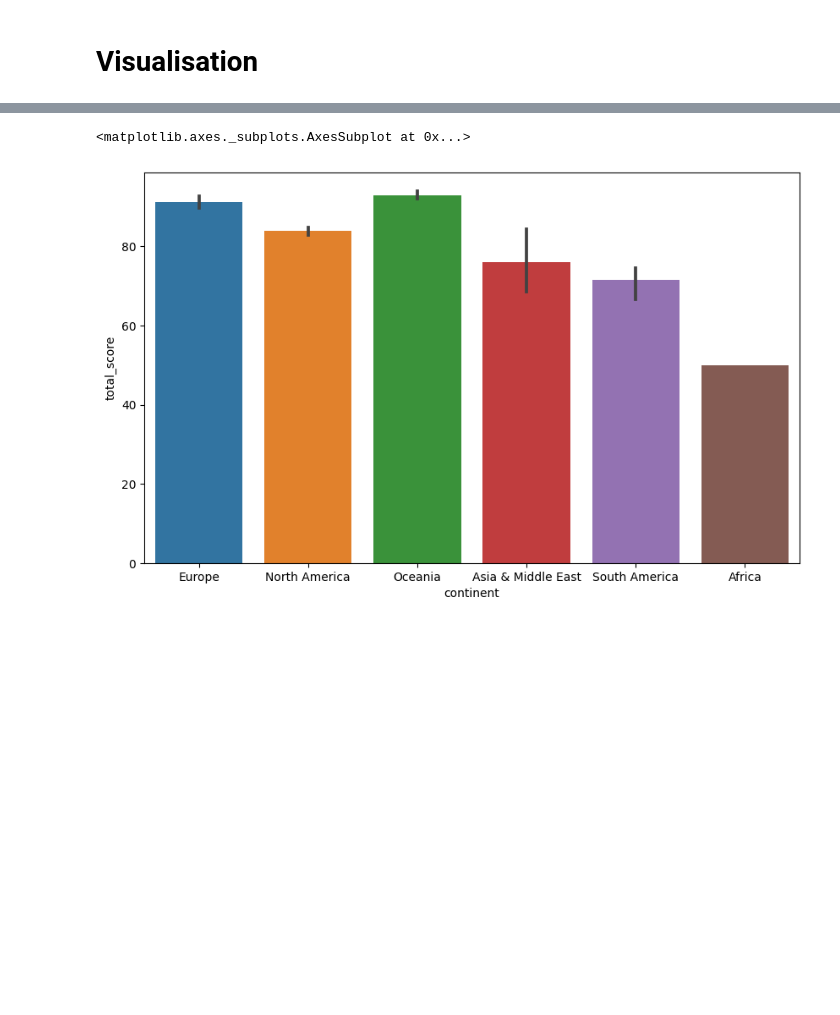
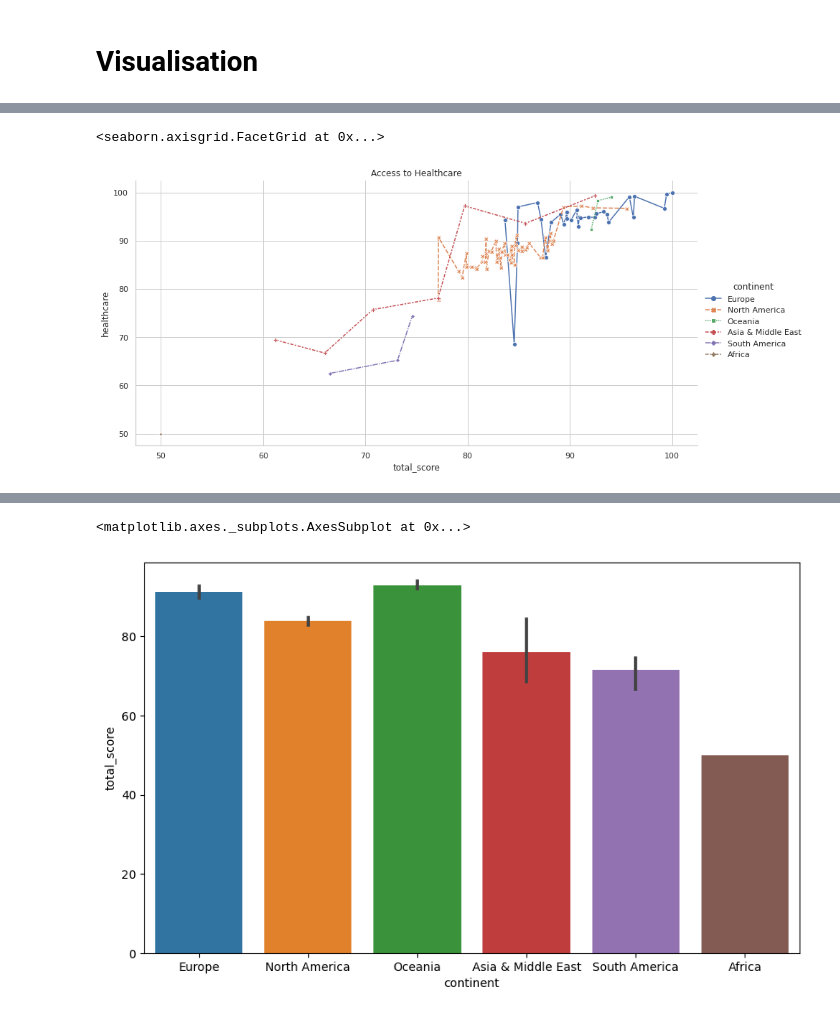
Before and after one commit to oheag2/UCDPA_GillianOHea, a Jupyter notebook: GillianOHea_FinalProject.ipynb, the cells around one changed output, grey strips where cells are left out. Cells and saved outputs as stored; diff of their text form; code cells hidden in the pictures; blank space fills up the shorter version.

```diff
--- a/GillianOHea_FinalProject.ipynb
+++ b/GillianOHea_FinalProject.ipynb
@@ -402,0 +269,5 @@ work_health
+# %%
+sns.relplot(x="total_score", y="healthcare", data=df, kind="line", style="continent", hue="continent", height=6, aspect=16/8, markers=True).set(title="Access to Healthcare")
+# %% [output]
+<seaborn.axisgrid.FacetGrid at 0x...>
+[figure, added]
```
Also changed, not shown: parts of 51 cells of this notebook.
